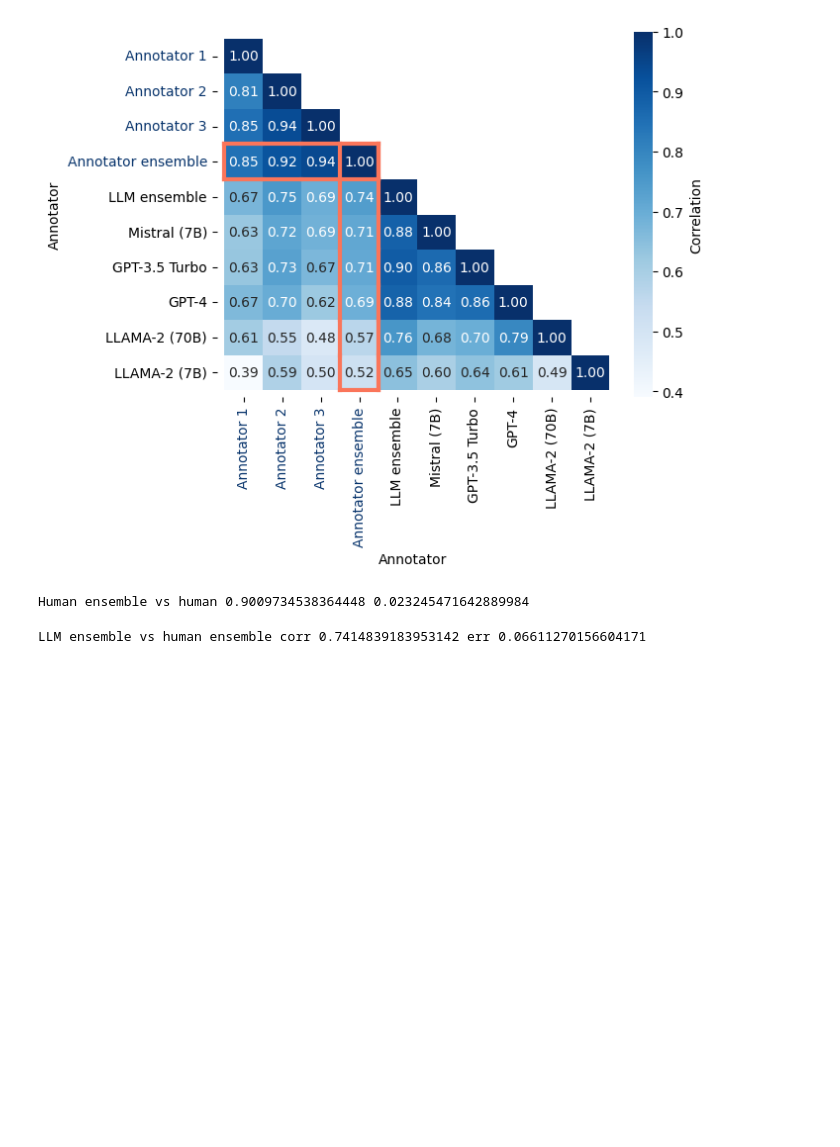
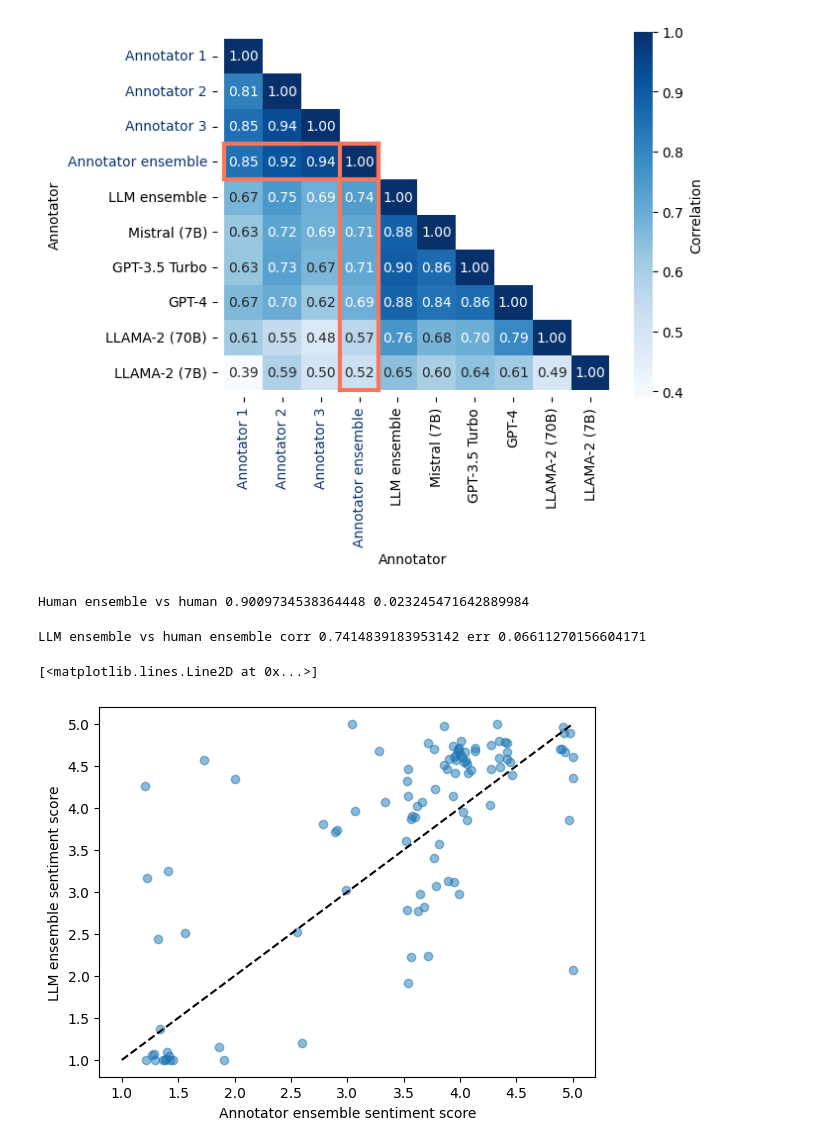
Before and after one commit to csinva/pedidose-efic-analysis, a Jupyter notebook: notebooks/01_sentiment_site_level.ipynb, the cells around one changed output. Cells and saved outputs as stored; diff of their text form; code cells hidden in the pictures; blank space fills up the shorter version.

Commit message:
add error analysis plot

```diff
--- a/notebooks/01_sentiment_site_level.ipynb
+++ b/notebooks/01_sentiment_site_level.ipynb
@@ -290,7 +422,8 @@ annots = {
     'hum3': 'human3',
 }
 
-template = pd.read_pickle('../figs/human/sentiment_template.pkl')
+# template = pd.read_pickle('../figs/human/sentiment_template.pkl')
+template = pd.read_csv('../figs/human/sentiment_template.csv')
 for k, v in annots.items():
     hum = pd.read_csv(f'../figs/human/collected/sentiment_{v}.csv', skiprows=1)
 
@@ -298,8 +431,10 @@ for k, v in annots.items():
         return ''.join(s.split())
 
     # check for matching index, value range
+    assert hum.shape[0] == template.shape[
+        0], f'Shape mismatch for {k}: {hum.shape[0]} vs {template.shape[0]}'
     assert np.all(hum['Response number'].astype(str).apply(remove_all_whitespace).values ==
-                  template['Response number'].astype(str).apply(remove_all_whitespace).values)
+                  template['Response number'].astype(str).apply(remove_all_whitespace).values), f'Error for hum {k}'
 
     # add col
     template[k] = hum['Rating'].values.astype(int)
@@ -522,3 +696,20 @@ err = np.sqrt((1 - corr**2) / (len(x1) - 2))
 print('LLM ensemble vs human ensemble corr', corr, 'err', err)
 # %% [output]
 LLM ensemble vs human ensemble corr 0.7414839183953142 err 0.06611270156604171
+# %%
+# plot with some jitter
+def jitter(values, j, min=1, max=5):
+    values = values + np.random.uniform(-j, j, values.shape)
+    return np.clip(values, min, max)
+
+
+x = template['Human ensemble']
+y = template['LLM ensemble']
+plt.plot(jitter(x, 0.15), jitter(y, 0.15), 'o', alpha=0.5)
+plt.xlabel('Annotator ensemble sentiment score')
+plt.ylabel('LLM ensemble sentiment score')
+
+plt.plot([1, 5], [1, 5], 'k--')
+# %% [output]
+[<matplotlib.lines.Line2D at 0x...>]
+[figure, added]
```
Also changed, not shown: parts of 10 cells of this notebook.
